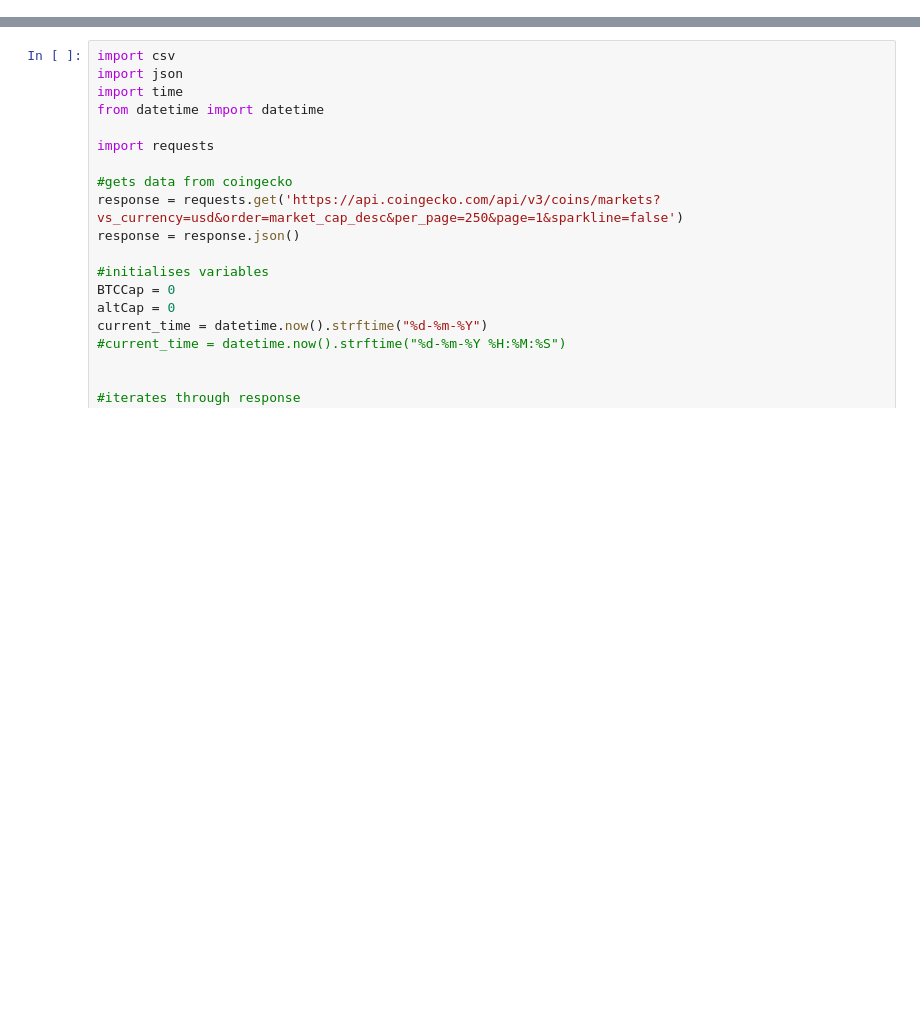
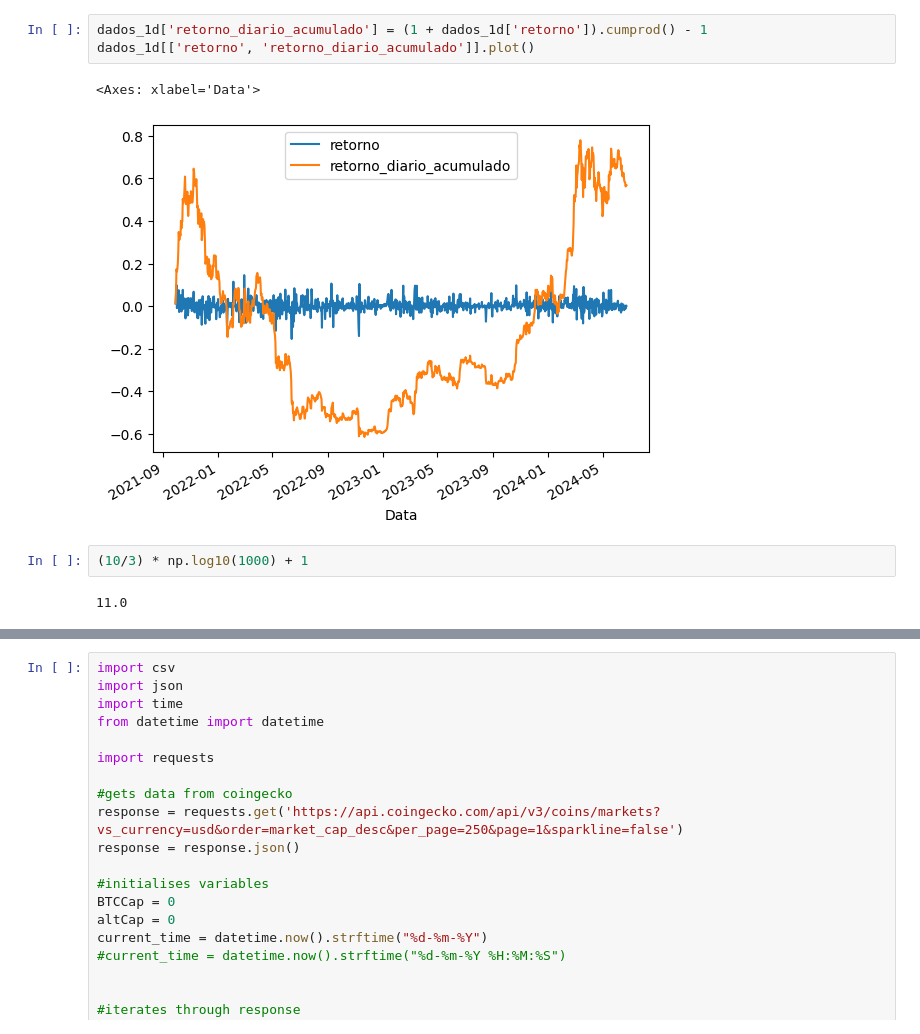
Before and after one commit to Veras-D/team-25_Desafio-IV, a Jupyter notebook: dados/data_crypto.ipynb, the cells around one changed output, grey strips where cells are left out. Cells and saved outputs as stored; diff of their text form; blank space fills up the shorter version.

```diff
--- a/dados/data_crypto.ipynb
+++ b/dados/data_crypto.ipynb
@@ -205,0 +386,10 @@ dados = pd.DataFrame(dados_historicos, columns=colunas).astype(float)
+# %%
+dados_1d['retorno_diario_acumulado'] = (1 + dados_1d['retorno']).cumprod() - 1
+dados_1d[['retorno', 'retorno_diario_acumulado']].plot()
+# %% [output]
+<Axes: xlabel='Data'>
+[figure, added]
+# %%
+(10/3) * np.log10(1000) + 1
+# %% [output]
+11.0
```
Also changed, not shown: parts of 31 cells of this notebook, 8 other files.
